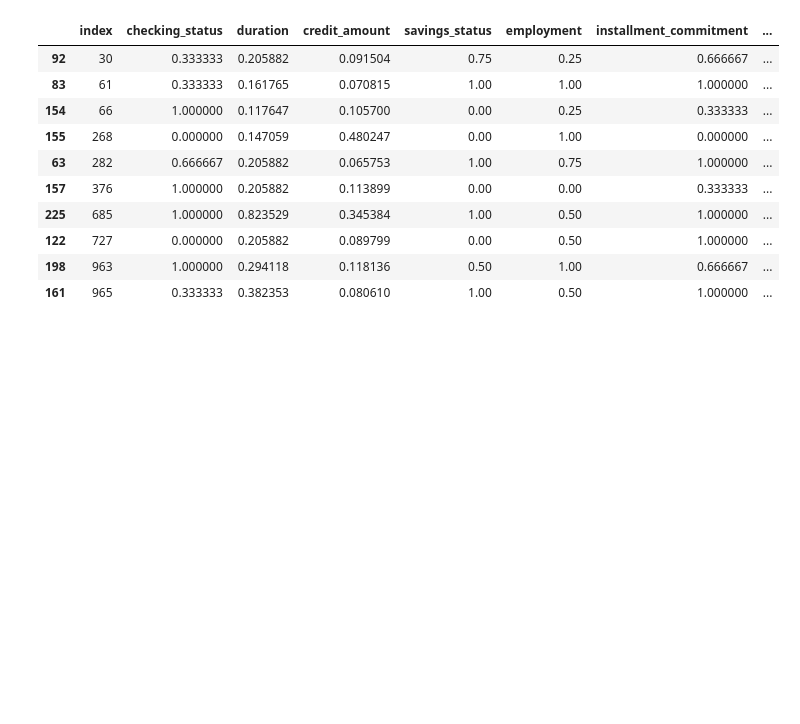
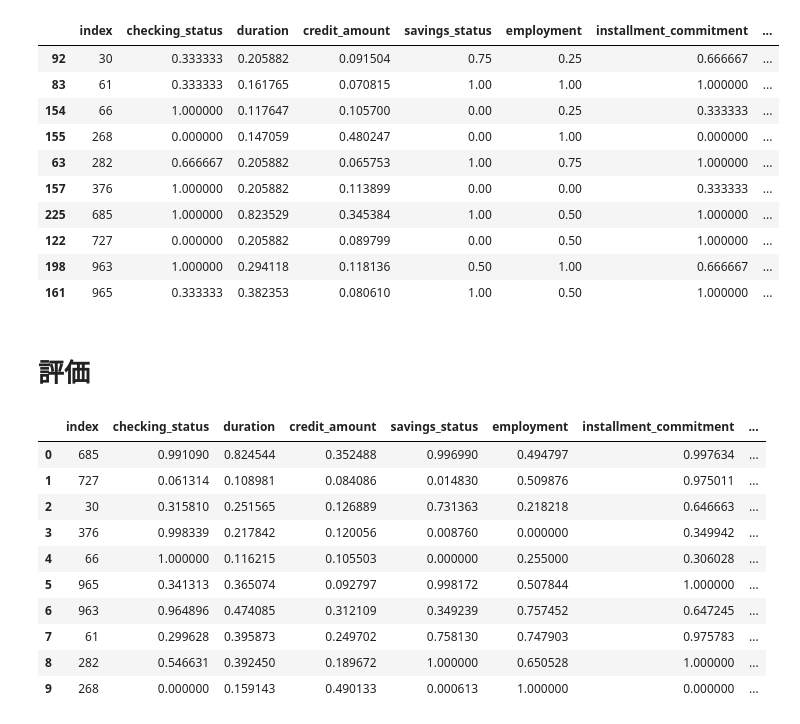
Before and after one commit to ShotaArima/lowprofool_x86, a Jupyter notebook: src/Playground.ipynb, the cells around one changed output. Saved outputs shown, nothing was run; the diff lists cells and outputs as text; code cells hidden in the pictures; blank space fills up the shorter version.

```diff
--- a/src/Playground.ipynb
+++ b/src/Playground.ipynb
@@ -888,3 +871,20 @@ df_combined_pred[df_combined_pred['index'].isin(arrs)].sort_values('index')
 | 122 | 727 | 0.000000 | 0.205882 | 0.089799 | 0.00 | 0.50 | 1.000000 | ... |
 | 198 | 963 | 1.000000 | 0.294118 | 0.118136 | 0.50 | 1.00 | 0.666667 | ... |
 | 161 | 965 | 0.333333 | 0.382353 | 0.080610 | 1.00 | 0.50 | 1.000000 | ... |
+# %% [markdown]
+# 評価
+# %%
+df_adv_lpf1 = df_adv_lpf.rename(columns={'Unnamed: 0': 'index'})
+df_adv_lpf1
+# %% [output]
+|  | index | checking_status | duration | credit_amount | savings_status | employment | installment_commitment | ... |
+| 0 | 685 | 0.991090 | 0.824544 | 0.352488 | 0.996990 | 0.494797 | 0.997634 | ... |
+| 1 | 727 | 0.061314 | 0.108981 | 0.084086 | 0.014830 | 0.509876 | 0.975011 | ... |
+| 2 | 30 | 0.315810 | 0.251565 | 0.126889 | 0.731363 | 0.218218 | 0.646663 | ... |
+| 3 | 376 | 0.998339 | 0.217842 | 0.120056 | 0.008760 | 0.000000 | 0.349942 | ... |
+| 4 | 66 | 1.000000 | 0.116215 | 0.105503 | 0.000000 | 0.255000 | 0.306028 | ... |
+| 5 | 965 | 0.341313 | 0.365074 | 0.092797 | 0.998172 | 0.507844 | 1.000000 | ... |
+| 6 | 963 | 0.964896 | 0.474085 | 0.312109 | 0.349239 | 0.757452 | 0.647245 | ... |
+| 7 | 61 | 0.299628 | 0.395873 | 0.249702 | 0.758130 | 0.747903 | 0.975783 | ... |
+| 8 | 282 | 0.546631 | 0.392450 | 0.189672 | 1.000000 | 0.650528 | 1.000000 | ... |
+| 9 | 268 | 0.000000 | 0.159143 | 0.490133 | 0.000613 | 1.000000 | 0.000000 | ... |
```
Also changed, not shown: parts of 25 cells of this notebook, 2 other files.
